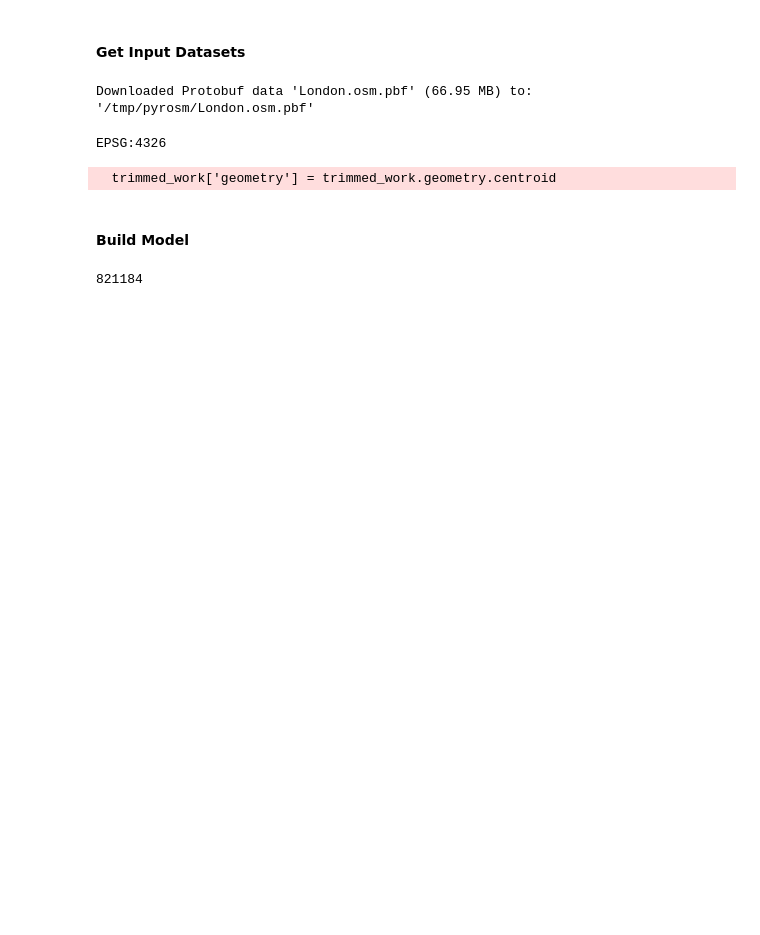
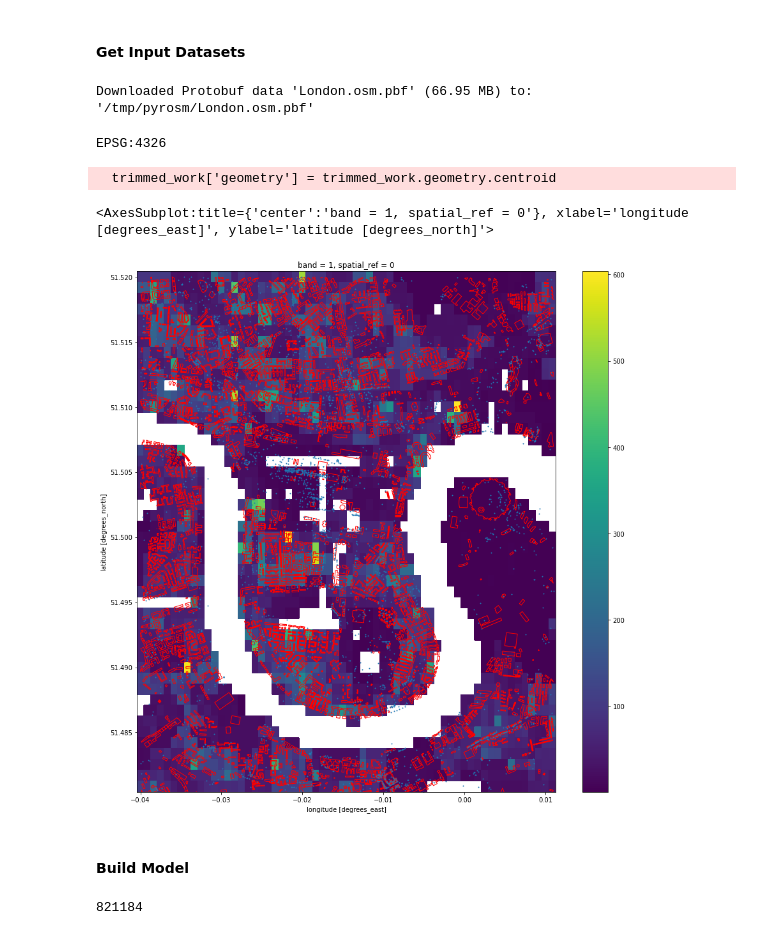
Before and after one commit to Alfred-Mountfield/outbreak-sim, a Jupyter notebook: python/synthetic_population/aggregate.ipynb, the cells around one changed output. Drawn from its saved outputs; the diff is of its cells as text; code cells hidden in the pictures; blank space fills up the shorter version.

```diff
--- a/python/synthetic_population/aggregate.ipynb
+++ b/python/synthetic_population/aggregate.ipynb
@@ -28,7 +30,7 @@ import geopandas as gpd
 from shapely.geometry import box
 
 bbox = box(-0.04, 51.48, 0.011, 51.52)  # a random box around a part of Tower Hamlets and Canary Wharf
-boundary = gpd.GeoDataFrame({'geometry': bbox}, index=[0])
+boundary = geopandas.GeoDataFrame({'geometry': bbox}, index=[0])
 # %%
 # Get London's OpenStreetMap data
 fp = pyrosm.get_data("London", update=True)
@@ -72,6 +74,14 @@ trimmed_work = trimmed_work.reset_index()
 trimmed_work['geometry'] = trimmed_work.geometry.centroid
 # %% [output]
   trimmed_work['geometry'] = trimmed_work.geometry.centroid
+# %%
+fig, ax = plt.subplots(figsize=(15, 15))
+wp_clipped.plot(ax=ax)
+residential_buildings.plot(ax=ax, facecolor='none', edgecolor='r');
+trimmed_work.plot(ax=ax, markersize=1)
+# %% [output]
+<AxesSubplot:title={'center':'band = 1, spatial_ref = 0'}, xlabel='longitude [degrees_east]', ylabel='latitude [degrees_north]'>
+[figure, added]
 # %% [markdown]
 #### Build Model
 # %%
```
Also changed, not shown: parts of 14 cells of this notebook, 1 other file.
